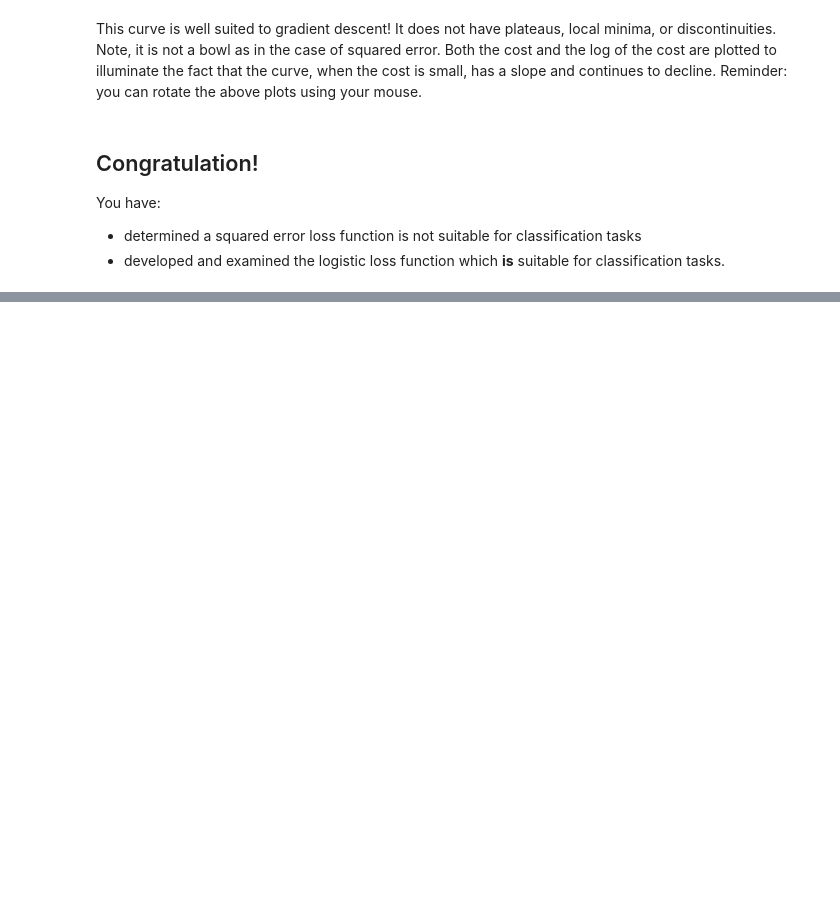
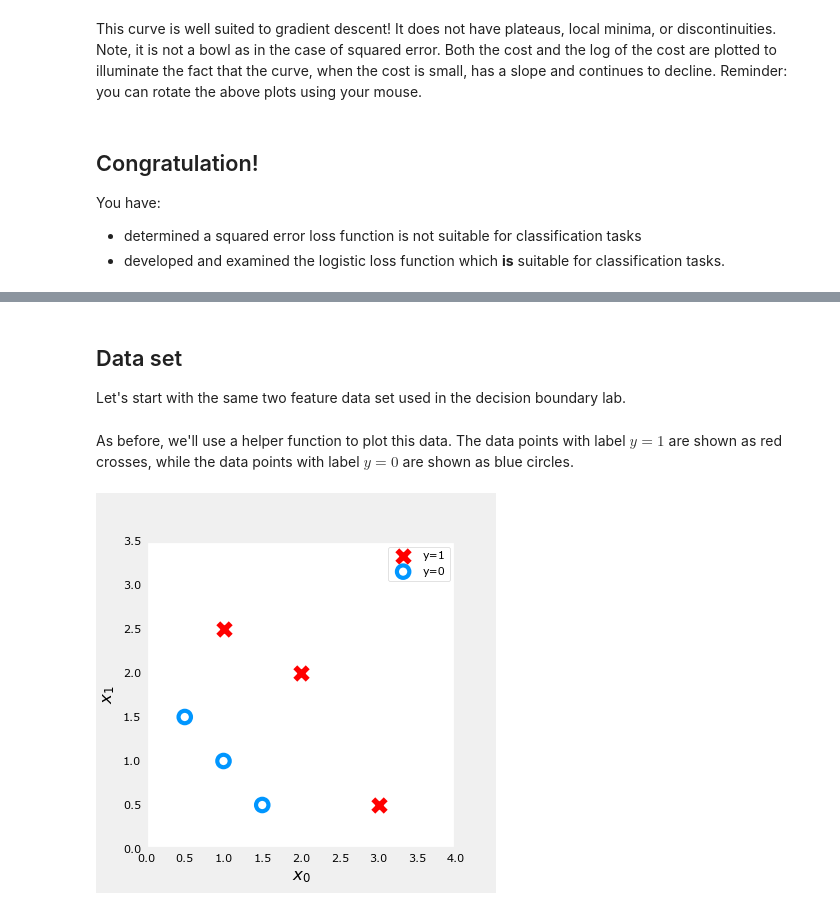
Before and after one commit to weiweia92/coursera_MachineLearning, a Jupyter notebook: Classification_with_Logistic_Regression/C1_W3_Lab01_Classification_logistic_regression.ipynb, the cells around one changed output, grey strips where cells are left out. Drawn from its saved outputs; the diff is of its cells as text; code cells hidden in the pictures; blank space fills up the shorter version.

```diff
--- a/Classification_with_Logistic_Regression/C1_W3_Lab01_Classification_logistic_regression.ipynb
+++ b/Classification_with_Logistic_Regression/C1_W3_Lab01_Classification_logistic_regression.ipynb
@@ -504,0 +670,26 @@ You have:
+# %%
+import copy, math
+import numpy as np
+%matplotlib widget
+import matplotlib.pyplot as plt
+from lab_utils_common import  dlc, plot_data, plt_tumor_data, sigmoid, compute_cost_logistic
+from plt_quad_logistic import plt_quad_logistic, plt_prob
+plt.style.use('./deeplearning.mplstyle')
+# %% [markdown]
+## Data set
+Let's start with the same two feature data set used in the decision boundary lab.
+# %%
+X_train = np.array([[0.5, 1.5], [1,1], [1.5, 0.5], [3, 0.5], [2, 2], [1, 2.5]])
+y_train = np.array([0, 0, 0, 1, 1, 1])
+# %% [markdown]
+As before, we'll use a helper function to plot this data. The data points with label $y=1$ are shown as red crosses, while the data points with label $y=0$ are shown as blue circles.
+# %%
+fig,ax = plt.subplots(1,1,figsize=(4,4))
+plot_data(X_train, y_train, ax)
+
+ax.axis([0, 4, 0, 3.5])
+ax.set_ylabel('$x_1$', fontsize=12)
+ax.set_xlabel('$x_0$', fontsize=12)
+plt.show()
+# %% [output]
+[figure, added]
```
Also changed, not shown: parts of 92 cells of this notebook, 9 other files.
